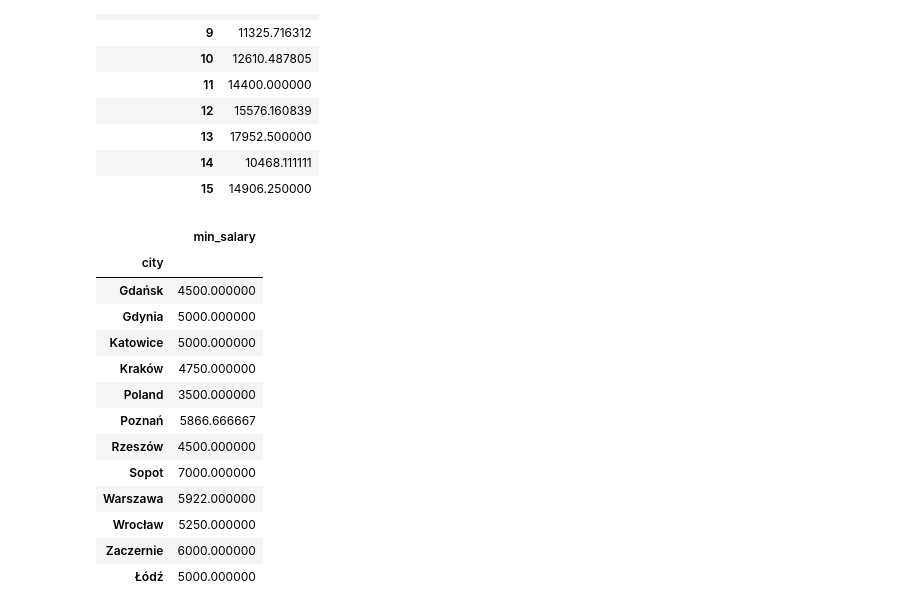
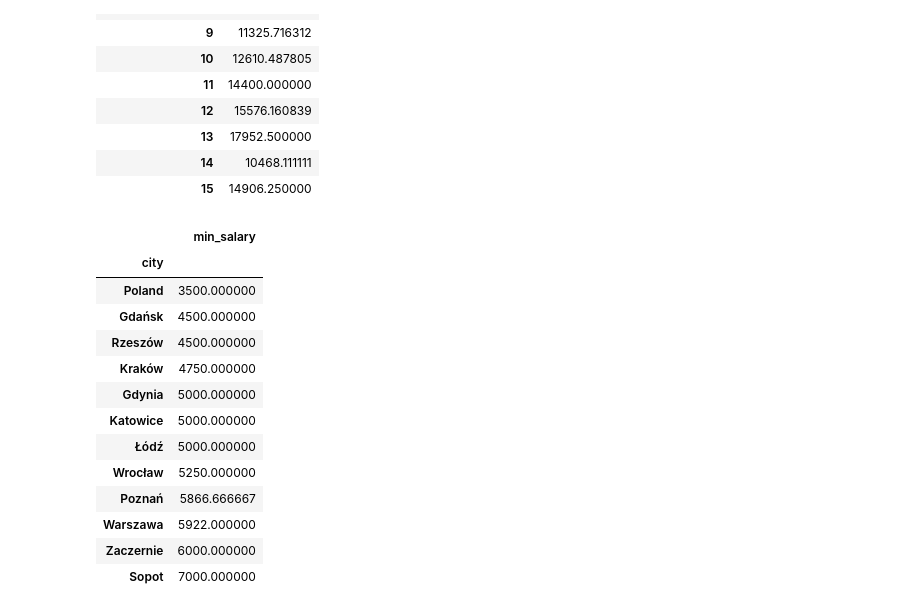
Before and after one commit to Arcywojak/maybe-some-data-science, a Jupyter notebook: Exploratory Data Analysis.ipynb, the cells around one changed output. Drawn from its saved outputs; the diff is of its cells as text; code cells hidden in the pictures.

```diff
--- a/Exploratory Data Analysis.ipynb
+++ b/Exploratory Data Analysis.ipynb
@@ -169,21 +183,20 @@ plt.show()
 | 14 | 10468.111111 |
 | 15 | 14906.250000 |
 # %%
-pd.pivot_table(df, index="city", values="min_salary")
-pd.pivot_table(df[df.angular == 1], index="city", values="min_salary")
-pd.pivot_table(df[df.experience_level == 'junior'], index="city", values="min_salary")
+
+pd.pivot_table(df[df.experience_level == 'junior'], index="city", values="min_salary").sort_values("min_salary")
 # %% [output]
 |  | min_salary |
 | city |  |
+| Poland | 3500.000000 |
 | Gdańsk | 4500.000000 |
+| Rzeszów | 4500.000000 |
+| Kraków | 4750.000000 |
 | Gdynia | 5000.000000 |
 | Katowice | 5000.000000 |
-| Kraków | 4750.000000 |
-| Poland | 3500.000000 |
+| Łódź | 5000.000000 |
+| Wrocław | 5250.000000 |
 | Poznań | 5866.666667 |
-| Rzeszów | 4500.000000 |
+| Warszawa | 5922.000000 |
+| Zaczernie | 6000.000000 |
 | Sopot | 7000.000000 |
-| Warszawa | 5922.000000 |
-| Wrocław | 5250.000000 |
-| Zaczernie | 6000.000000 |
-| Łódź | 5000.000000 |
```
Also changed, not shown: parts of 4 cells of this notebook.
